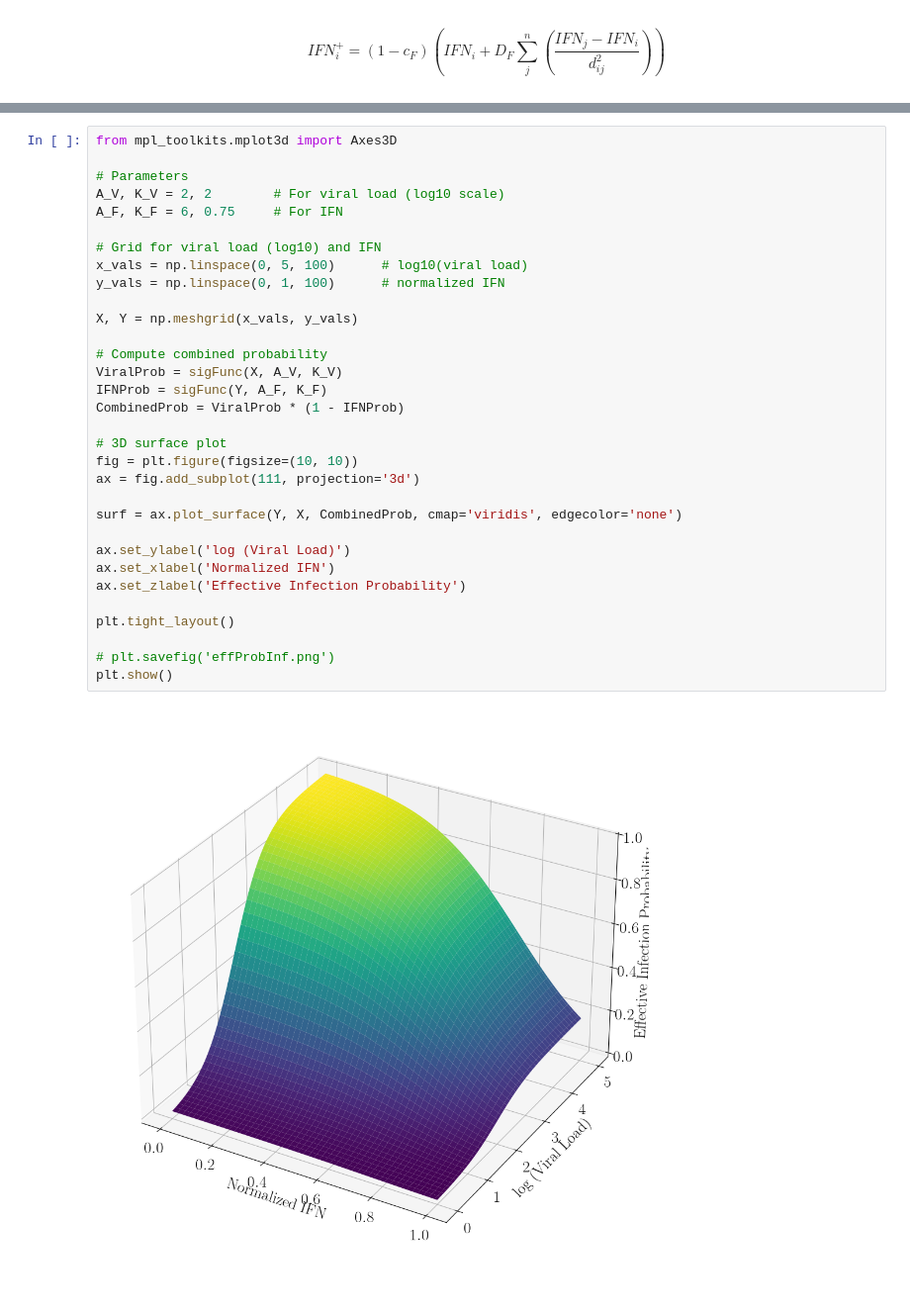
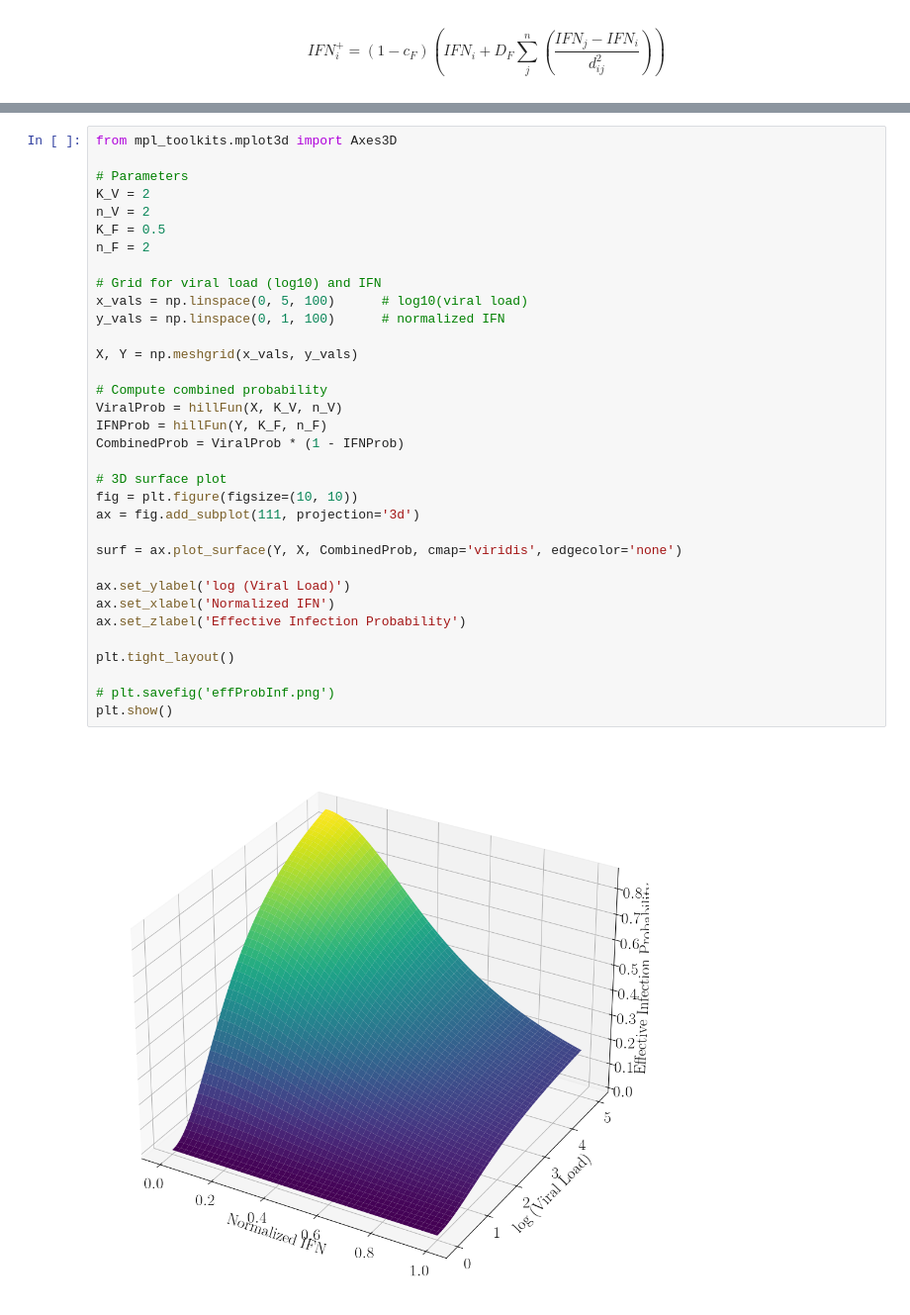
Before and after one commit to rblanco89/TissueFlu, a Jupyter notebook: utilities/tissuePlots.ipynb, the cells around one changed output, grey strips where cells are left out. Shown at 99% size. Saved outputs shown, nothing was run; the diff lists cells and outputs as text.

Commit message:
Viral infection activated

```diff
--- a/utilities/tissuePlots.ipynb
+++ b/utilities/tissuePlots.ipynb
@@ -268,34 +263,36 @@ plt.show()
 # %%
 from mpl_toolkits.mplot3d import Axes3D
 
 # Parameters
-A_V, K_V = 2, 2        # For viral load (log10 scale)
-A_F, K_F = 6, 0.75     # For IFN
+K_V = 2
+n_V = 2
+K_F = 0.5
+n_F = 2
 
 # Grid for viral load (log10) and IFN
 x_vals = np.linspace(0, 5, 100)      # log10(viral load)
 y_vals = np.linspace(0, 1, 100)      # normalized IFN
 
 X, Y = np.meshgrid(x_vals, y_vals)
 
 # Compute combined probability
-ViralProb = sigFunc(X, A_V, K_V)
-IFNProb = sigFunc(Y, A_F, K_F)
+ViralProb = hillFun(X, K_V, n_V)
+IFNProb = hillFun(Y, K_F, n_F)
 CombinedProb = ViralProb * (1 - IFNProb)
 
 # 3D surface plot
 fig = plt.figure(figsize=(10, 10))
 ax = fig.add_subplot(111, projection='3d')
 
 surf = ax.plot_surface(Y, X, CombinedProb, cmap='viridis', edgecolor='none')
 
 ax.set_ylabel('log (Viral Load)')
 ax.set_xlabel('Normalized IFN')
 ax.set_zlabel('Effective Infection Probability')
 
 plt.tight_layout()
 
 # plt.savefig('effProbInf.png')
 plt.show()
 # %% [output]
-[figure, old version]
+[figure, new version]
```
Also changed, not shown: parts of 7 cells of this notebook, 6 other files.
